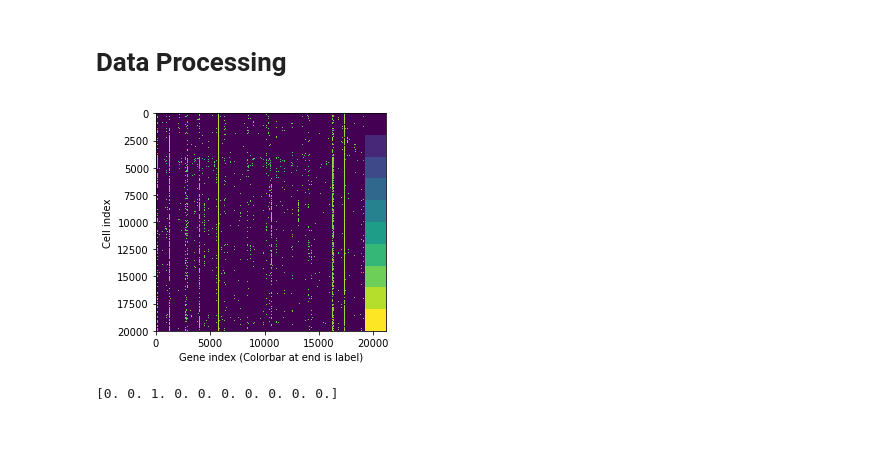
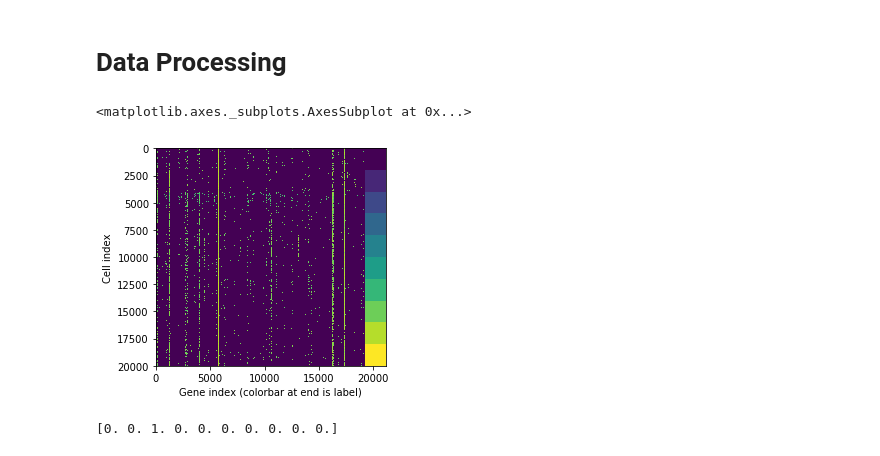
Before and after one commit to akshayyeluri/cellClassifier, a Jupyter notebook: keras_tests.ipynb, the cells around one changed output. Cells and saved outputs as stored; diff of their text form; code cells hidden in the pictures.

```diff
--- a/keras_tests.ipynb
+++ b/keras_tests.ipynb
@@ -53,11 +43,12 @@ labels = labels - 1
-# %%
-# Visualize data with labels
-labels_scaled = labels * (data.max() - data.min()) / labels.max() - data.min()
-plt.imshow(np.hstack((data, np.repeat(labels_scaled, data.shape[1] //  10, axis=1))))
-plt.xlabel("Gene index (Colorbar at end is label)")
-plt.ylabel("Cell index");
-# %% [output]
-[figure, removed]
+# %%
+data = utils.preprocess(data)
+# Labels are off by 1 cuz matlab
+labels = labels.squeeze().astype(int) - 1
+
+utils.visualize_data(data, labels);
+# %% [output]
+<matplotlib.axes._subplots.AxesSubplot at 0x...>
+[figure, added]
 # %%
 # Parameters to use for the rest of this workflow
 BATCH_SIZE = 60
```
Also changed, not shown: parts of 13 cells of this notebook, 4 other files.
